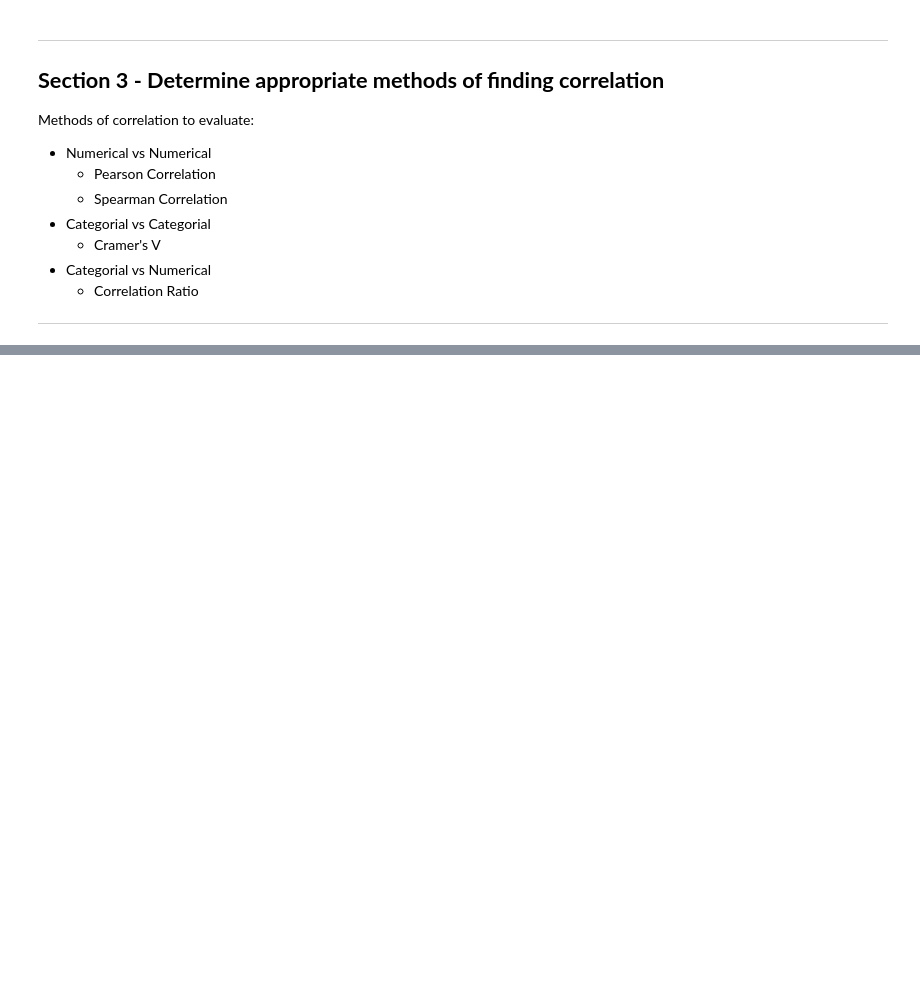
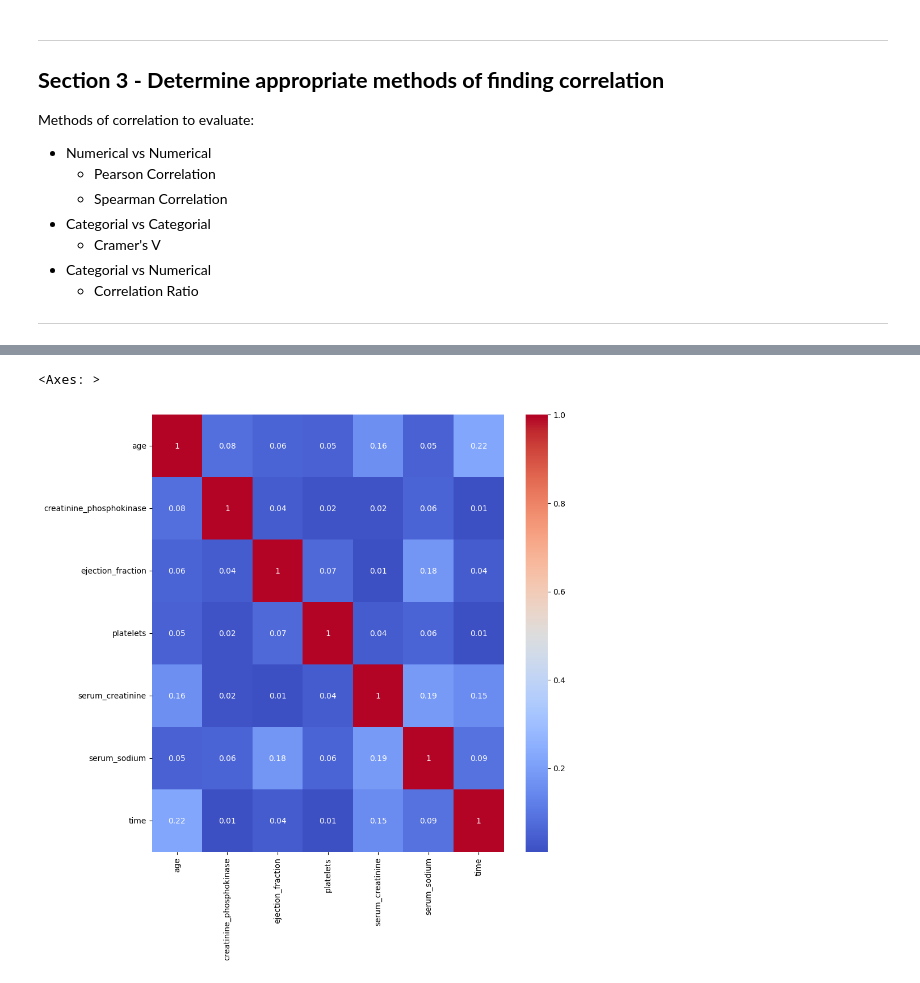
Before and after one commit to Bencp2/HeartDisease, a Jupyter notebook: HeartDiseaseAnalysis.ipynb, the cells around one changed output, grey strips where cells are left out. Saved outputs shown, nothing was run; the diff lists cells and outputs as text; code cells hidden in the pictures; blank space fills up the shorter version.

```diff
--- a/HeartDiseaseAnalysis.ipynb
+++ b/HeartDiseaseAnalysis.ipynb
@@ -528,0 +581,7 @@ Methods of correlation to evaluate:
+# %%
+cor = abs(data_with_errors[numeric_attributes].corr(method='pearson').round(2))
+plt.figure(figsize=(10,10))
+sns.heatmap(cor,annot=True, center=0.5, cmap='coolwarm')
+# %% [output]
+<Axes: >
+[figure, added]
```
Also changed, not shown: parts of 6 cells of this notebook.
